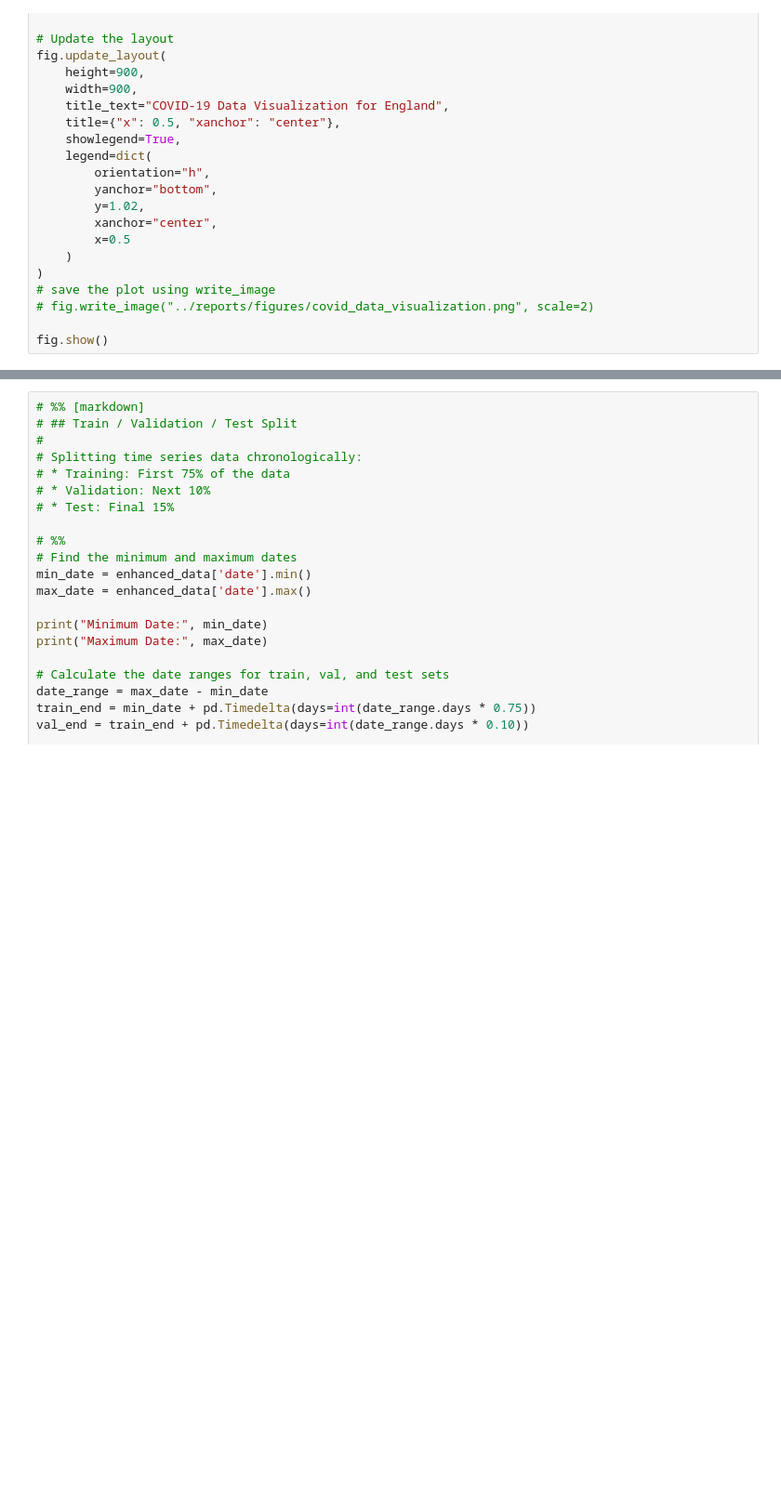
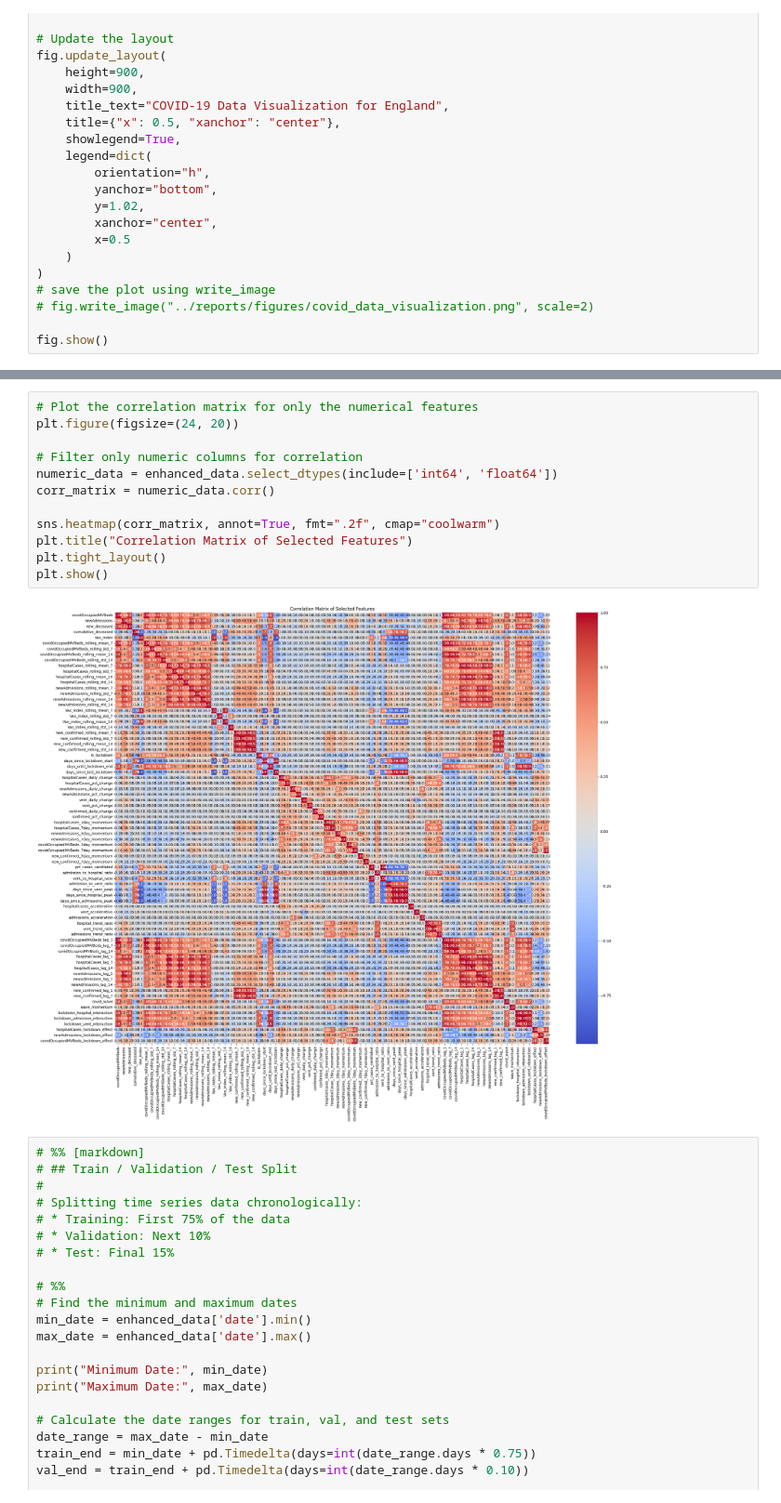
Before and after one commit to michaelajao/EpiHealthForecast, a Jupyter notebook: notebooks/00_Exploratory_Analysis.ipynb, the cells around one changed output, grey strips where cells are left out. Shown at 93% size. Cells and saved outputs as stored; diff of their text form; blank space fills up the shorter version.

```diff
--- a/notebooks/00_Exploratory_Analysis.ipynb
+++ b/notebooks/00_Exploratory_Analysis.ipynb
@@ -654,3 +687,17 @@ New features added: 67
+# %%
+# Plot the correlation matrix for only the numerical features
+plt.figure(figsize=(24, 20))
+
+# Filter only numeric columns for correlation
+numeric_data = enhanced_data.select_dtypes(include=['int64', 'float64'])
+corr_matrix = numeric_data.corr()
+
+sns.heatmap(corr_matrix, annot=True, fmt=".2f", cmap="coolwarm")
+plt.title("Correlation Matrix of Selected Features")
+plt.tight_layout()
+plt.show()
+# %% [output]
+[figure, added]
 # %%
 # %% [markdown]
 # ## Train / Validation / Test Split
```
Also changed, not shown: parts of 21 cells of this notebook, 33 other files.
